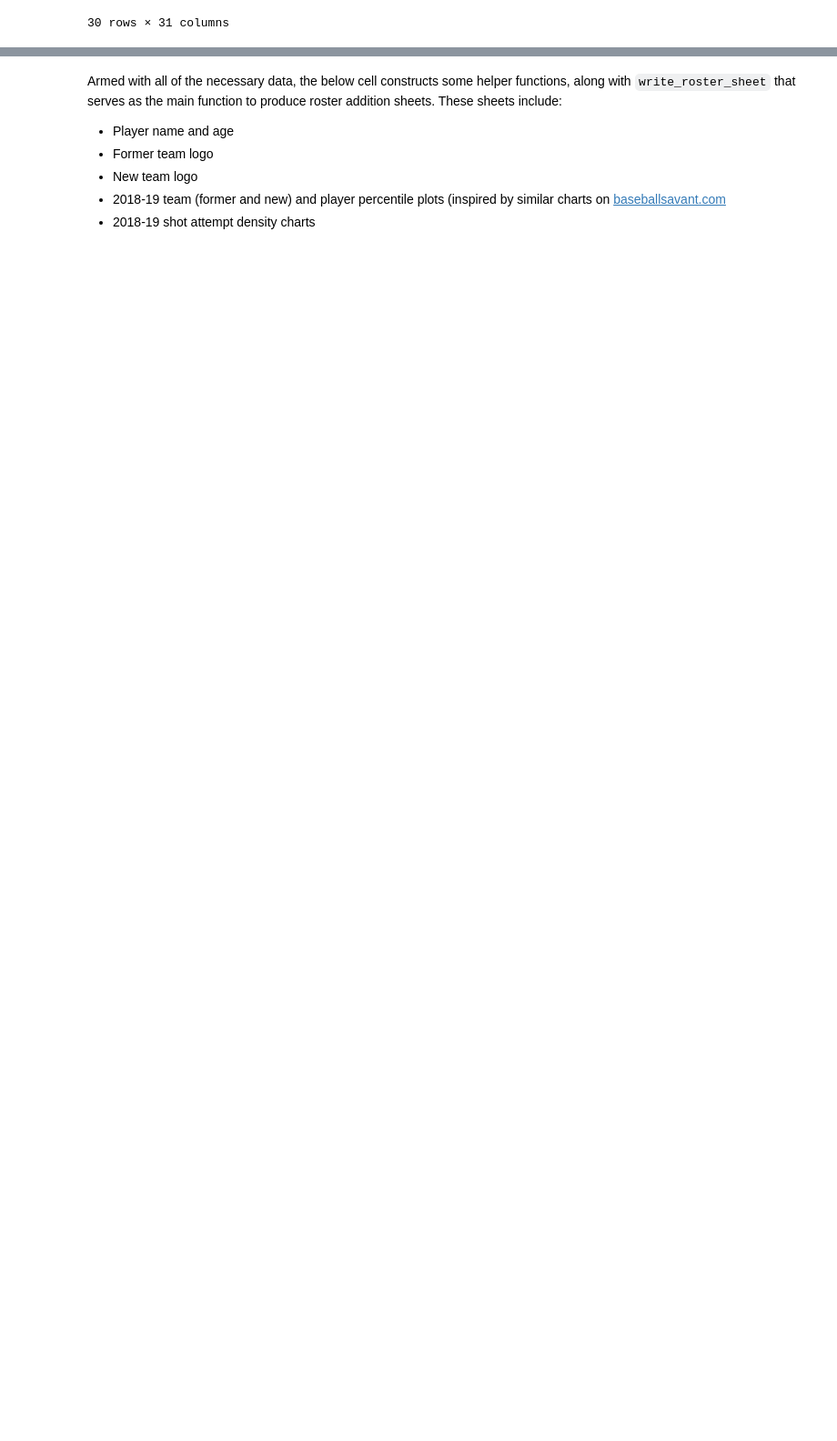
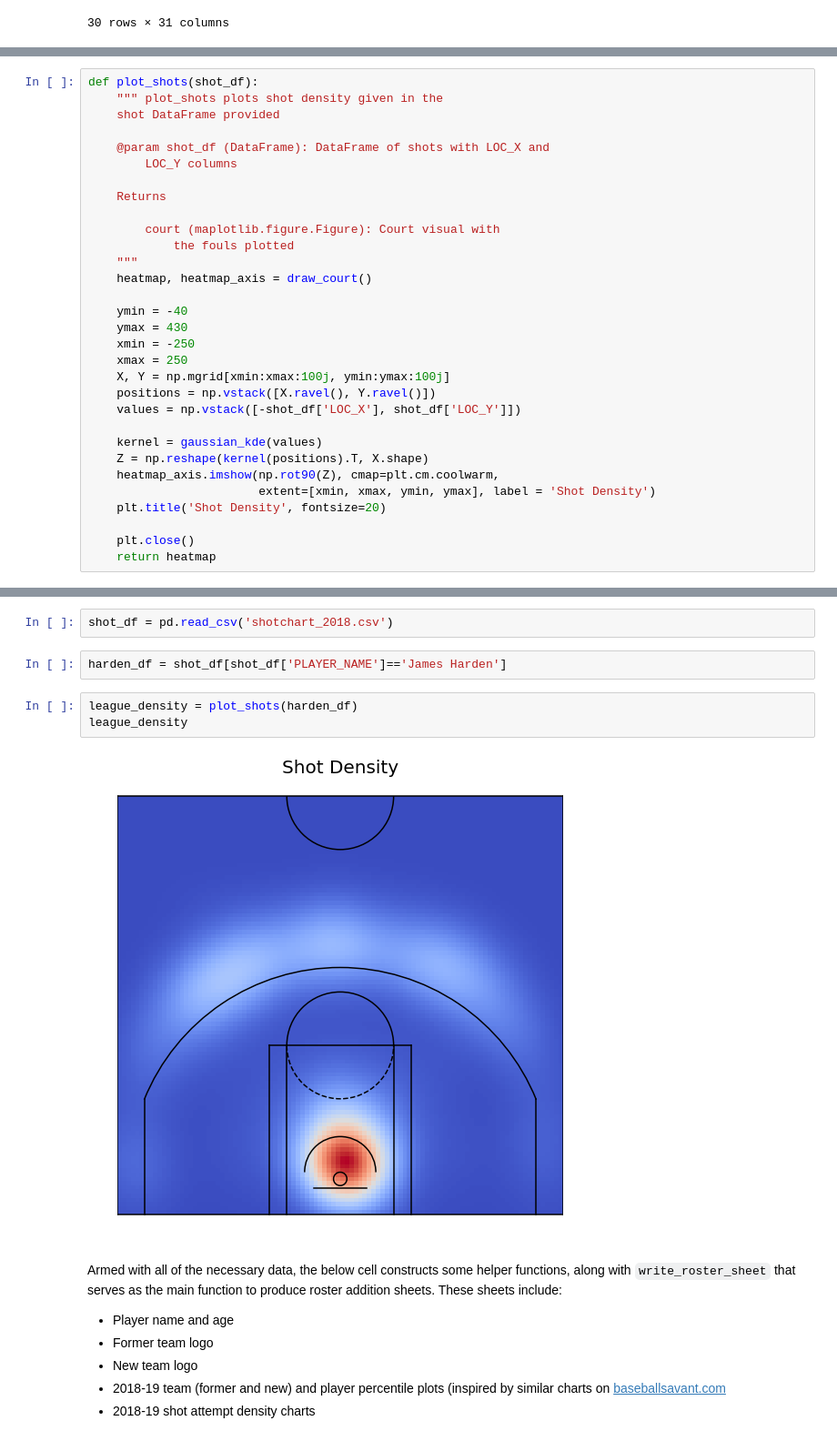
Before and after one commit to basketballrelativity/team_additions, a Jupyter notebook: team_additions.ipynb, the cells around one changed output, grey strips where cells are left out. Shown: that part at 91% size. Cells and saved outputs as stored; diff of their text form; blank space fills up the shorter version.

```diff
--- a/team_additions.ipynb
+++ b/team_additions.ipynb
@@ -365,0 +420,31 @@ team_df
+# %%
+def plot_shots(shot_df):
+    """ plot_shots plots shot density given in the
+    shot DataFrame provided
+
+    @param shot_df (DataFrame): DataFrame of shots with LOC_X and
+        LOC_Y columns
+
+    Returns
+
+        court (maplotlib.figure.Figure): Court visual with
+            the fouls plotted
+    """
+    heatmap, heatmap_axis = draw_court()
+
+    ymin = -40
+    ymax = 430
+    xmin = -250
+    xmax = 250
+    X, Y = np.mgrid[xmin:xmax:100j, ymin:ymax:100j]
+    positions = np.vstack([X.ravel(), Y.ravel()])
+    values = np.vstack([-shot_df['LOC_X'], shot_df['LOC_Y']])
+
+    kernel = gaussian_kde(values)
+    Z = np.reshape(kernel(positions).T, X.shape)
+    heatmap_axis.imshow(np.rot90(Z), cmap=plt.cm.coolwarm,
+                        extent=[xmin, xmax, ymin, ymax], label = 'Shot Density')
+    plt.title('Shot Density', fontsize=20)
+
+    plt.close()
+    return heatmap
@@ -366,3 +453,12 @@ team_df
+# %%
+shot_df = pd.read_csv('shotchart_2018.csv')
+# %%
+harden_df = shot_df[shot_df['PLAYER_NAME']=='James Harden']
+# %%
+league_density = plot_shots(harden_df)
+league_density
+# %% [output]
+[figure, added]
 # %% [markdown]
 Armed with all of the necessary data, the below cell constructs some helper functions, along with `write_roster_sheet` that serves as the main function to produce roster addition sheets. These sheets include:
 - Player name and age
```
Also changed, not shown: parts of 9 cells of this notebook, 3 other files.
